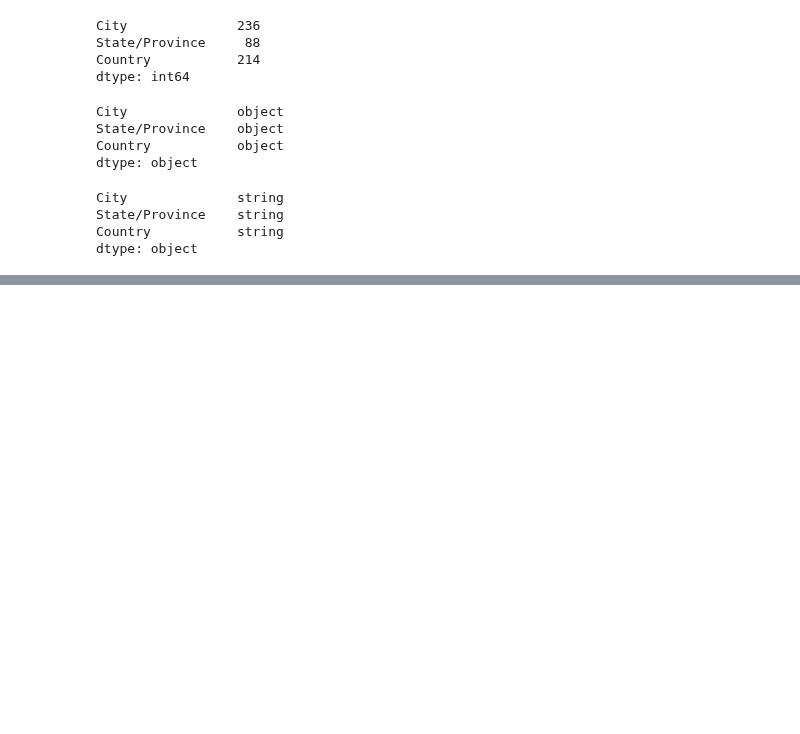
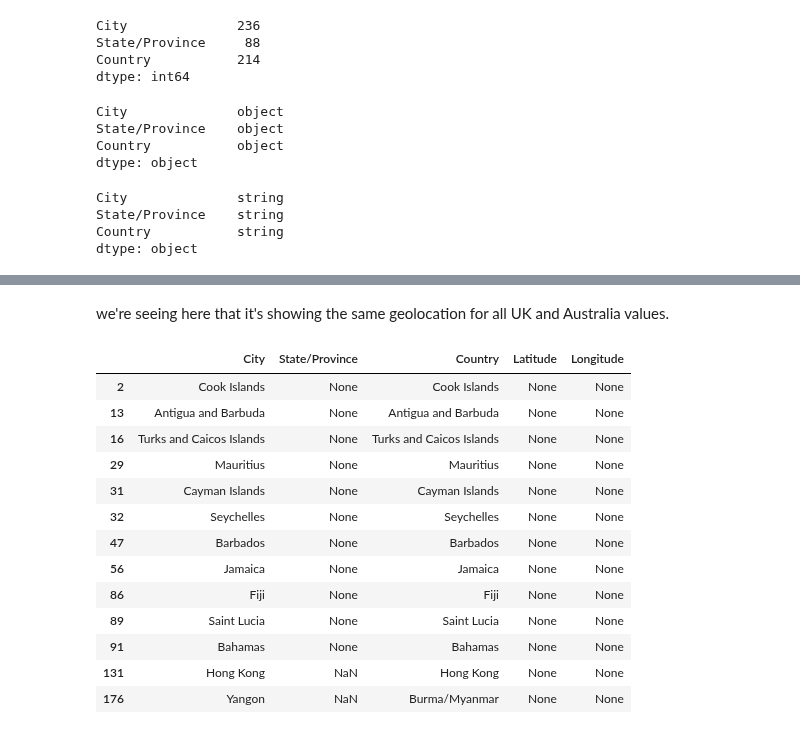
Before and after one commit to mugsiemx/honeymoon-dashboard, a Jupyter notebook: API_Calls/Localities.ipynb, the cells around one changed output, grey strips where cells are left out. Drawn from its saved outputs; the diff is of its cells as text; code cells hidden in the pictures; blank space fills up the shorter version.

```diff
--- a/API_Calls/Localities.ipynb
+++ b/API_Calls/Localities.ipynb
@@ -371 +442,22 @@ Nulls.head(30)
+# %% [markdown]
+we're seeing here that it's showing the same geolocation for all UK and Australia values.
+# %%
+#Drop these incorrect values
+Nulls = Nulls[Nulls['Latitude'].isnull()]
+Nulls.head(30)
+# %% [output]
+|  | City | State/Province | Country | Latitude | Longitude |
+| 2 | Cook Islands | None | Cook Islands | None | None |
+| 13 | Antigua and Barbuda | None | Antigua and Barbuda | None | None |
+| 16 | Turks and Caicos Islands | None | Turks and Caicos Islands | None | None |
+| 29 | Mauritius | None | Mauritius | None | None |
+| 31 | Cayman Islands | None | Cayman Islands | None | None |
+| 32 | Seychelles | None | Seychelles | None | None |
+| 47 | Barbados | None | Barbados | None | None |
+| 56 | Jamaica | None | Jamaica | None | None |
+| 86 | Fiji | None | Fiji | None | None |
+| 89 | Saint Lucia | None | Saint Lucia | None | None |
+| 91 | Bahamas | None | Bahamas | None | None |
+| 131 | Hong Kong | NaN | Hong Kong | None | None |
+| 176 | Yangon | NaN | Burma/Myanmar | None | None |
 # %%
```
Also changed, not shown: parts of 31 cells of this notebook, 7 other files.
